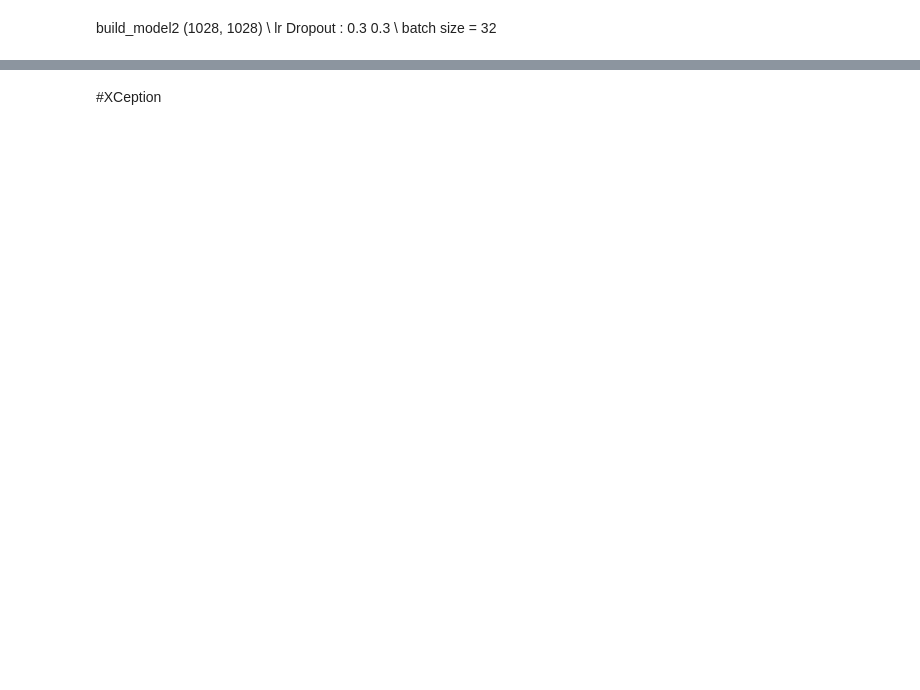
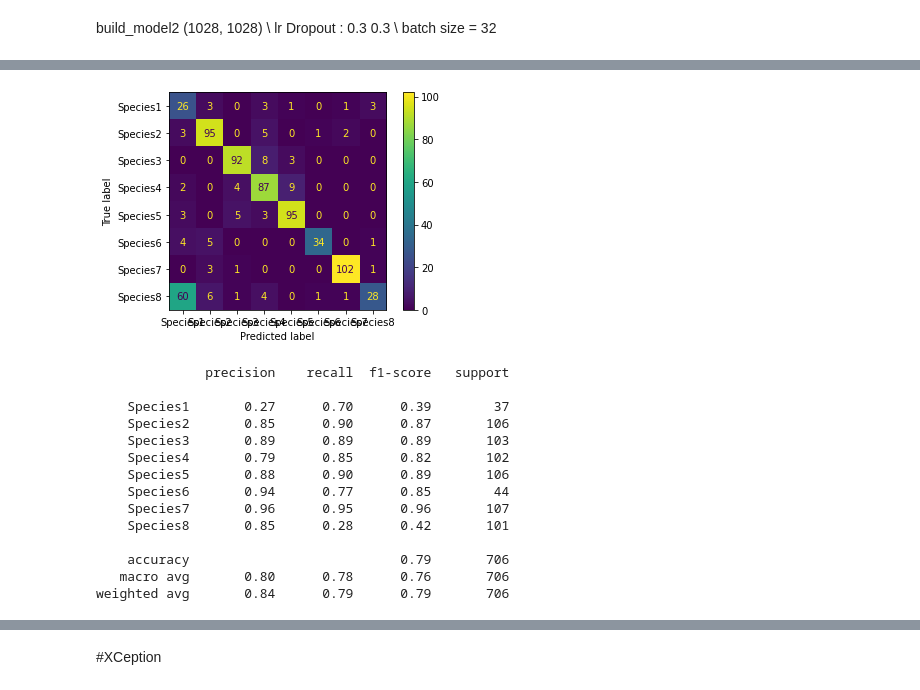
Before and after one commit to maurofama99/AN2DL_Homeworks, a Jupyter notebook: ANN_challenge1_v2.ipynb, the cells around one changed output, grey strips where cells are left out. Cells and saved outputs as stored; diff of their text form; code cells hidden in the pictures; blank space fills up the shorter version.

```diff
--- a/ANN_challenge1_v2.ipynb
+++ b/ANN_challenge1_v2.ipynb
@@ -360,3 +395,2 @@ weighted avg       0.64      0.64      0.64       706
 # %%
-m = tfk.models.load_model("savedModels/CNN_VGG16_2")
-m.summary()
+m = tfk.models.load_model("savedModels/CNN_VGG16_1")
@@ -490,0 +469,5 @@ batch size= 16
+# %%
+m2 = tfk.models.load_model("savedModels/CNN_VGG16_1_FineTuning")
+# %%
+m2.compile(loss=tfk.losses.CategoricalCrossentropy(), optimizer=tfk.optimizers.Adam(1e-5), metrics='accuracy')
+m2.summary()
@@ -490,0 +492,12 @@ batch size= 16
+# %%
+callbacks = create_folders_and_callbacks(model_name='CNN_VGG16_2_FineTuning')
+
+# Train the model
+history = m2.fit(
+    x = train_gen,
+    epochs = epochs,
+    validation_data = valid_gen,
+    class_weight = {0: 3542/186, 1: 3542/532, 2: 3542/515, 3: 3542/511, 4: 3542/531,
+                    5: 3542/222, 6: 3542/537, 7: 3542/508},
+    callbacks = callbacks,
+).history
@@ -490,0 +527,3 @@ batch size= 16
+# %%
+testModel(valid_gen, m2)
+# %% [output]
@@ -490,0 +531,15 @@ batch size= 16
+[figure, added]
+              precision    recall  f1-score   support
+
+    Species1       0.27      0.70      0.39        37
+    Species2       0.85      0.90      0.87       106
+    Species3       0.89      0.89      0.89       103
+    Species4       0.79      0.85      0.82       102
+    Species5       0.88      0.90      0.89       106
+    Species6       0.94      0.77      0.85        44
+    Species7       0.96      0.95      0.96       107
+    Species8       0.85      0.28      0.42       101
+
+    accuracy                           0.79       706
+   macro avg       0.80      0.78      0.76       706
+weighted avg       0.84      0.79      0.79       706
```
Also changed, not shown: parts of 63 cells of this notebook.
